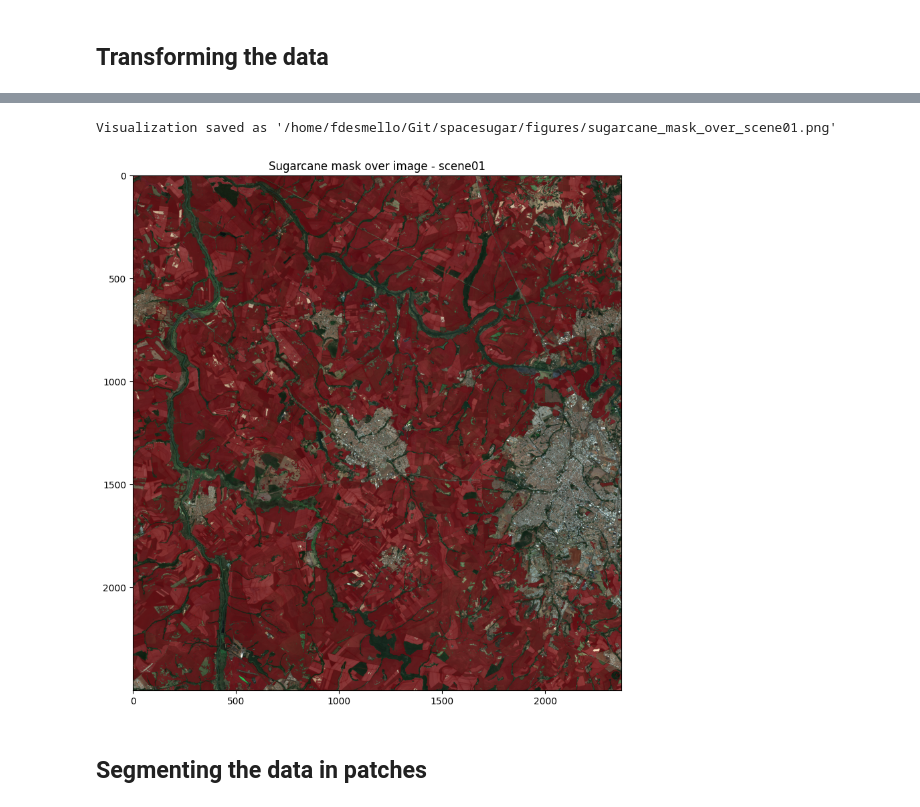
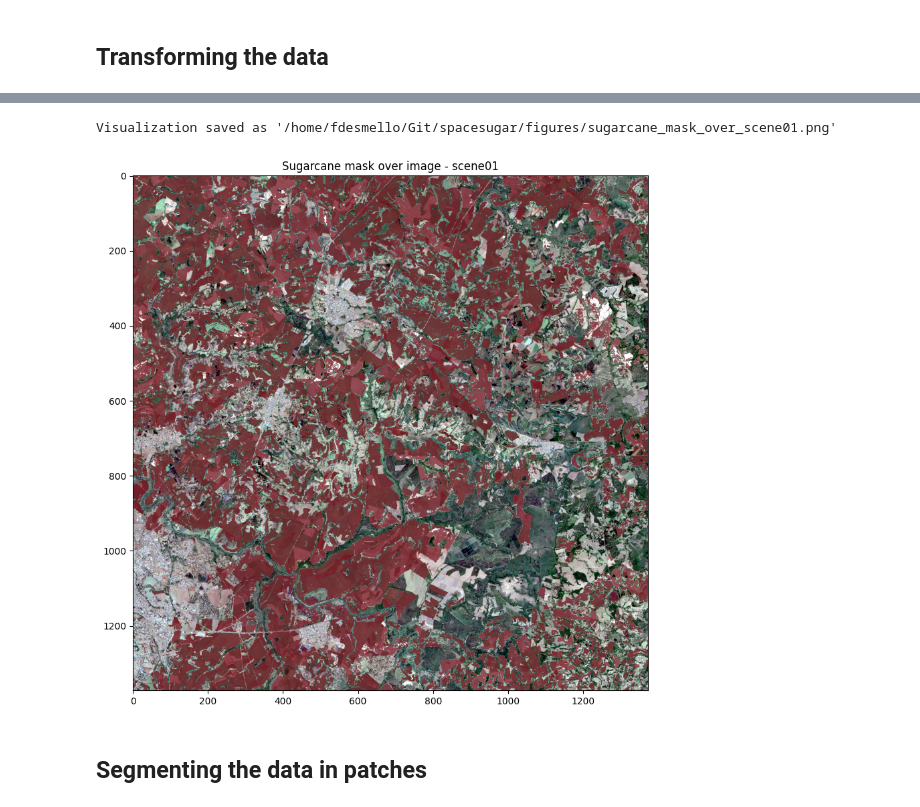
Before and after one commit to ferdesmello/spacesugar, a Jupyter notebook: preprocessing_test.ipynb, the cells around one changed output, grey strips where cells are left out. Saved outputs shown, nothing was run; the diff lists cells and outputs as text; code cells hidden in the pictures.

```diff
--- a/preprocessing_test.ipynb
+++ b/preprocessing_test.ipynb
@@ -117,0 +150,12 @@ mesh_aligned = mesh_raw.to_crs(image_src.crs)
+# %%
+# cutting the mesh to the scene size
+
+xmin = image_meta["transform"].c
+ymax = image_meta["transform"].f
+
+xmax = xmin + image_meta["width"] * image_meta["transform"].a
+ymin = ymax + image_meta["height"] * image_meta["transform"].e
+
+bbox = box(xmin, ymin, xmax, ymax)
+
+mesh_aligned = gpd.clip(mesh_aligned, bbox)
@@ -223,37 +372,59 @@ y_mask = rasterize(
     all_touched=True,
     fill=0
 )
+# %%
+# Function to stretch the RGB values for better visualization
+def stretch_rgb(rgb, low=2, high=98, gamma=2.2):
+    rgb = rgb.copy()
+
+    for b in range(3):
+        p_low = np.percentile(rgb[:, :, b], low)
+        p_high = np.percentile(rgb[:, :, b], high)
+
+        rgb[:, :, b] = np.clip(rgb[:, :, b], p_low, p_high)
+        rgb[:, :, b] = (rgb[:, :, b] - p_low) / (p_high - p_low)
+
+    rgb = np.power(rgb, 1 / gamma)
+
+    return rgb
 # %%
 # Scene and mask visualization just to check if everything is working fine
 
 # 1. Using the format for Matplotlib (Height, Width, Bands)
-rgb = X_data[:, :, :3].astype(float)
-rgb = X_data[:, :, [2, 1, 0]].astype(float) # If the bands are in BGR order, you can use this line instead to convert to RGB
+step = 4
+
+# image loading and downsampling for visualization
+rgb = X_data[::step, ::step, [2, 1, 0]].copy()
+#rgb = rgb[:, :, [2, 1, 0]] # If the bands are in BGR order, you can use this line instead to convert to RGB
+rgb = stretch_rgb(rgb)
+
+# mask loading and downsampling for visualization
+mask = y_mask[::step, ::step]
 
 # 2. Mask the zero values of the sugarcane mask
 # This prevents the background without data from applying a red transparent film over the entire image
-y_mask_masked = np.ma.masked_where(y_mask == 0, y_mask)
+y_mask_masked = np.ma.masked_where(mask == 0, mask)
 
 # 3. Render the overlay
 plt.figure(figsize=(10, 10))
 
 # Plot the background in real/fake color RGB
 plt.imshow(rgb)
 
 # Plot only the active pixels of the mask with a translucent red tone
 plt.imshow(y_mask_masked, alpha=0.70, cmap="Reds", vmin=0, vmax=1)
 
 plt.title(f"Sugarcane mask over image - {scene}")
 #plt.axis('off') # Opitional: remove axes with pixel coordinates for a cleaner visual
 
 # Save and display the final aligned result
 file_path = base_path / "figures" / f"sugarcane_mask_over_{scene}.png"
 plt.savefig(file_path, dpi=300, bbox_inches='tight')
 print(f"\nVisualization saved as '{file_path}'")
 plt.show()
 # %% [output]
 Visualization saved as '/home/fdesmello/Git/spacesugar/figures/sugarcane_mask_over_scene01.png'
-[figure, old version]
+[figure, new version]
 # %% [markdown]
 ## Segmenting the data in patches
 # %%
```
Also changed, not shown: parts of 19 cells of this notebook, 26 other files.
